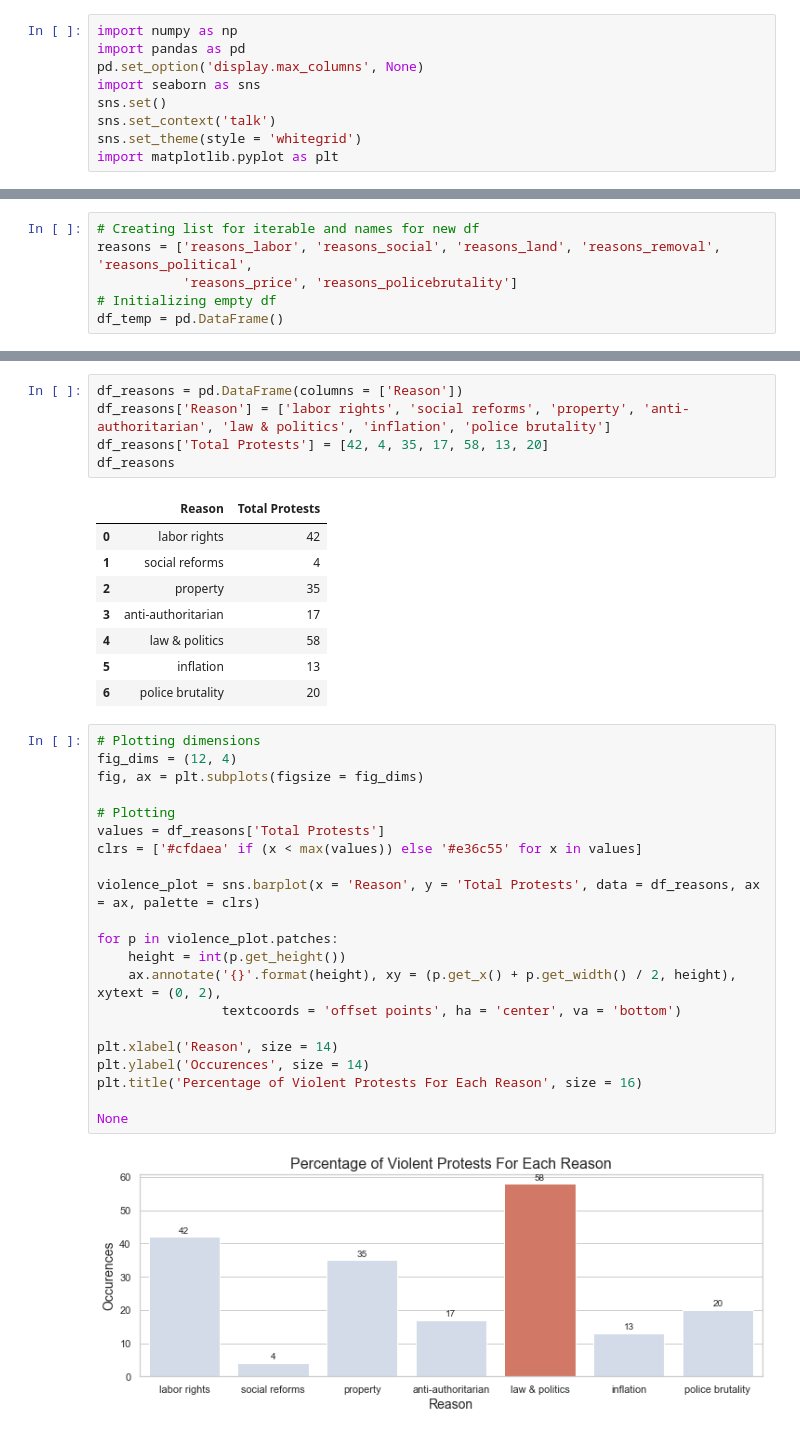
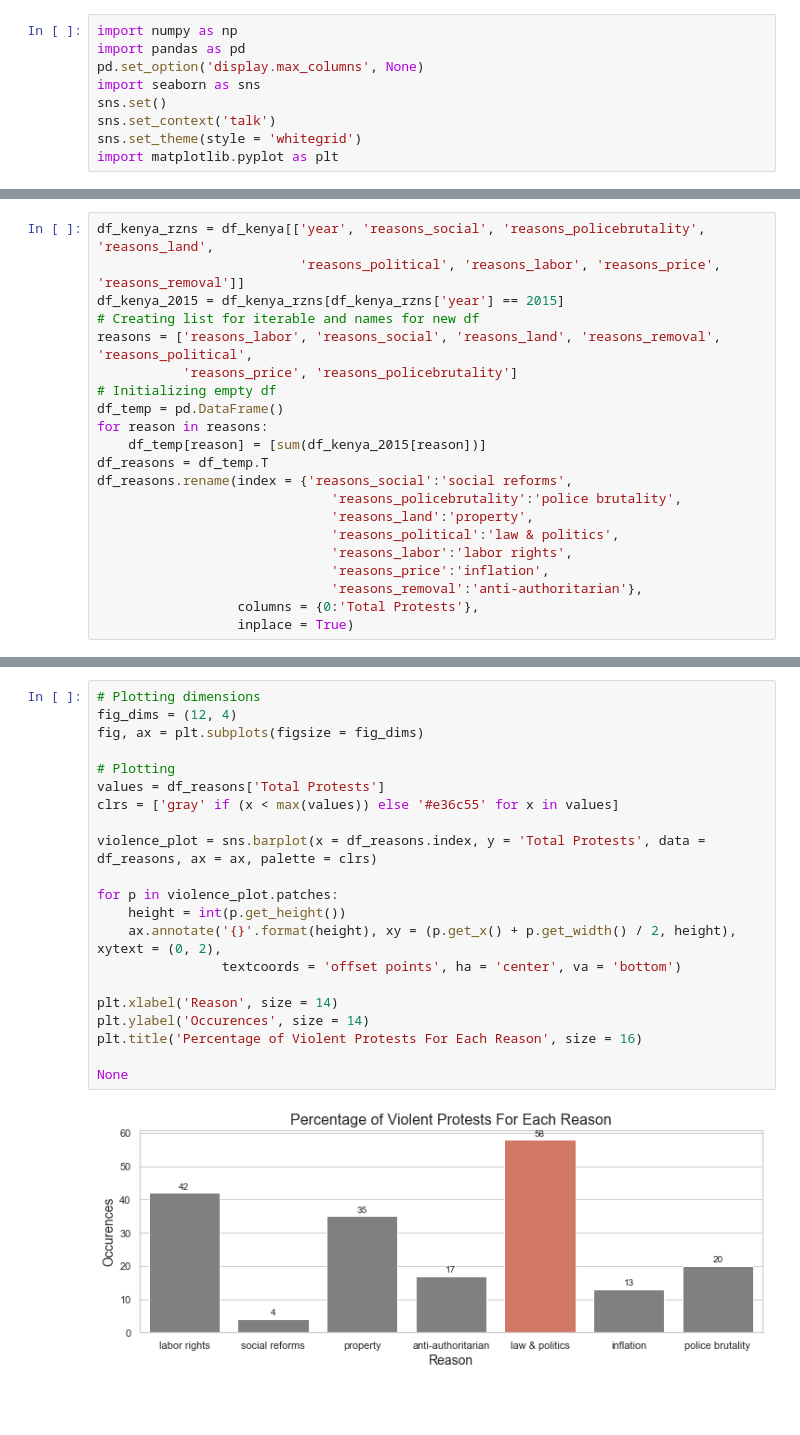
Before and after one commit to rainiwu/global-protests-analysis, a Jupyter notebook: casestudy.ipynb, the cells around one changed output, grey strips where cells are left out. Drawn from its saved outputs; the diff is of its cells as text; blank space fills up the shorter version.

```diff
--- a/casestudy.ipynb
+++ b/casestudy.ipynb
@@ -160,6 +22,21 @@ df_kenya_2015 = df_kenya_rzns[df_kenya_rzns['year'] == 2015]
 # %%
+df_kenya_rzns = df_kenya[['year', 'reasons_social', 'reasons_policebrutality', 'reasons_land',
+                          'reasons_political', 'reasons_labor', 'reasons_price', 'reasons_removal']]
+df_kenya_2015 = df_kenya_rzns[df_kenya_rzns['year'] == 2015]
 # Creating list for iterable and names for new df
 reasons = ['reasons_labor', 'reasons_social', 'reasons_land', 'reasons_removal', 'reasons_political',
            'reasons_price', 'reasons_policebrutality']
 # Initializing empty df
 df_temp = pd.DataFrame()
+for reason in reasons:
+    df_temp[reason] = [sum(df_kenya_2015[reason])]
+df_reasons = df_temp.T
+df_reasons.rename(index = {'reasons_social':'social reforms',
+                              'reasons_policebrutality':'police brutality',
+                              'reasons_land':'property',
+                              'reasons_political':'law & politics',
+                              'reasons_labor':'labor rights',
+                              'reasons_price':'inflation',
+                              'reasons_removal':'anti-authoritarian'},
+                  columns = {0:'Total Protests'},
+                  inplace = True)
@@ -175,37 +43,23 @@ df_temp.head()
-# %%
-df_reasons = pd.DataFrame(columns = ['Reason'])
-df_reasons['Reason'] = ['labor rights', 'social reforms', 'property', 'anti-authoritarian', 'law & politics', 'inflation', 'police brutality']
-df_reasons['Total Protests'] = [42, 4, 35, 17, 58, 13, 20]
-df_reasons
-# %% [output]
-|  | Reason | Total Protests |
-| 0 | labor rights | 42 |
-| 1 | social reforms | 4 |
-| 2 | property | 35 |
-| 3 | anti-authoritarian | 17 |
-| 4 | law & politics | 58 |
-| 5 | inflation | 13 |
-| 6 | police brutality | 20 |
 # %%
 # Plotting dimensions
 fig_dims = (12, 4)
 fig, ax = plt.subplots(figsize = fig_dims)
 
 # Plotting
 values = df_reasons['Total Protests']
-clrs = ['#cfdaea' if (x < max(values)) else '#e36c55' for x in values]
+clrs = ['gray' if (x < max(values)) else '#e36c55' for x in values]
 
-violence_plot = sns.barplot(x = 'Reason', y = 'Total Protests', data = df_reasons, ax = ax, palette = clrs)
+violence_plot = sns.barplot(x = df_reasons.index, y = 'Total Protests', data = df_reasons, ax = ax, palette = clrs)
 
 for p in violence_plot.patches:
     height = int(p.get_height())
     ax.annotate('{}'.format(height), xy = (p.get_x() + p.get_width() / 2, height), xytext = (0, 2),
                 textcoords = 'offset points', ha = 'center', va = 'bottom')
 
 plt.xlabel('Reason', size = 14)
 plt.ylabel('Occurences', size = 14)
 plt.title('Percentage of Violent Protests For Each Reason', size = 16)
 
 None
 # %% [output]
-[figure, old version]
+[figure, new version]
```
Also changed, not shown: parts of 17 cells of this notebook.
